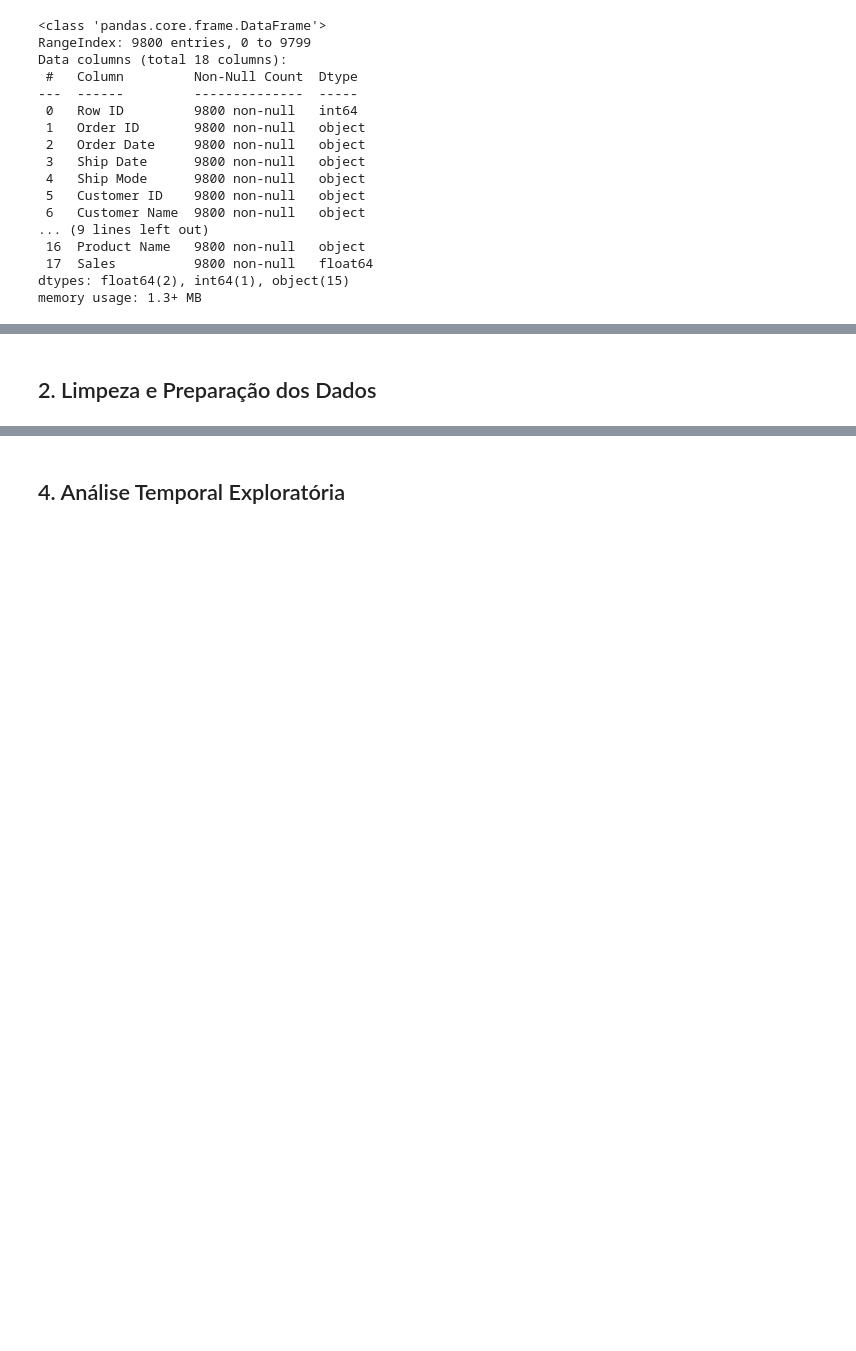
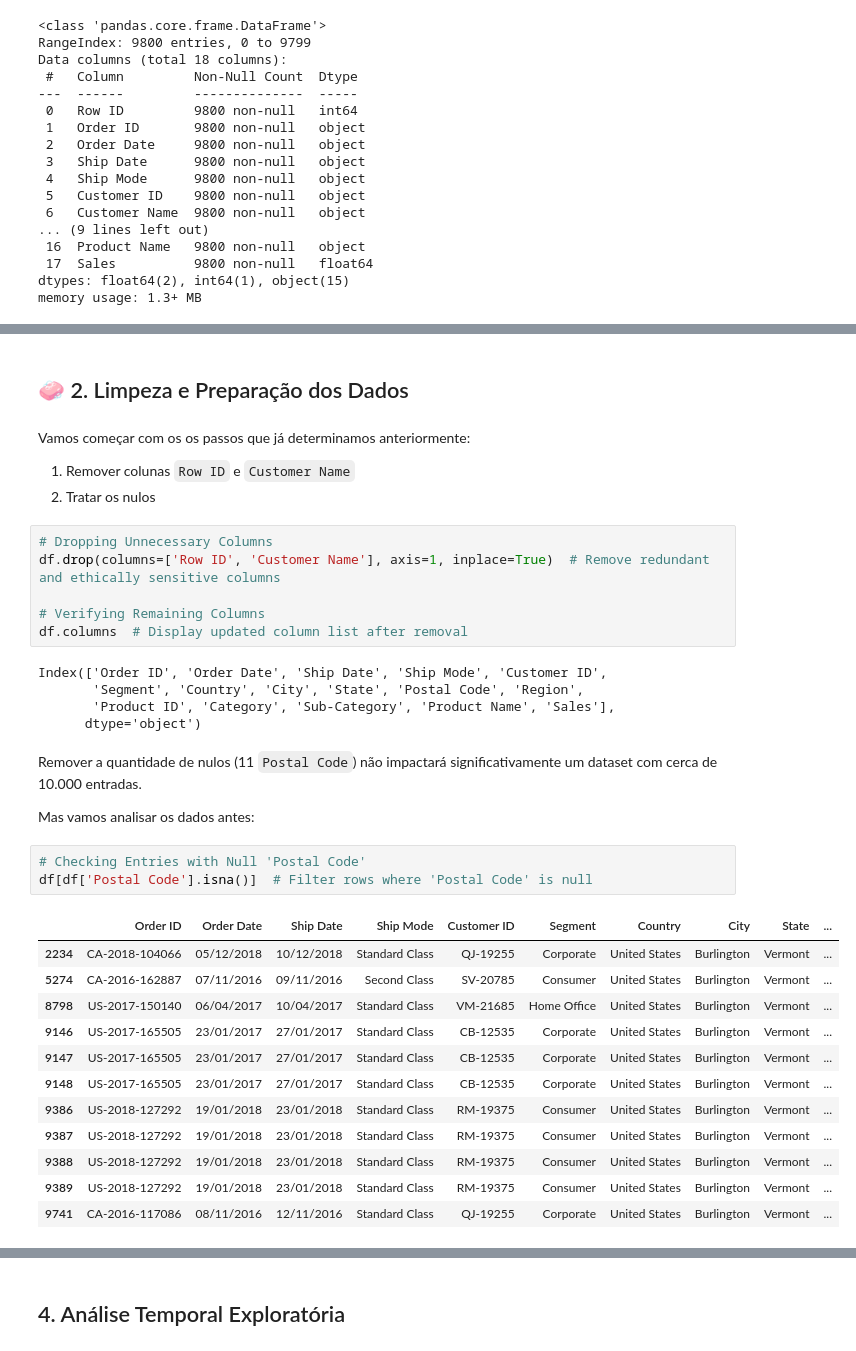
Before and after one commit to benzerinsio/SalesPatterns-EDA, a Jupyter notebook: EDA-SalesPattern.ipynb, the cells around one changed output, grey strips where cells are left out. Cells and saved outputs as stored; diff of their text form; blank space fills up the shorter version.

```diff
--- a/EDA-SalesPattern.ipynb
+++ b/EDA-SalesPattern.ipynb
@@ -81,2 +105,38 @@ df.describe()
 # %% [markdown]
-## 2. Limpeza e Preparação dos Dados
+## 🧼 2. Limpeza e Preparação dos Dados
+# %% [markdown]
+Vamos começar com os os passos que já determinamos anteriormente:
+
+1. Remover colunas `Row ID` e `Customer Name`
+2. Tratar os nulos
+# %%
+# Dropping Unnecessary Columns
+df.drop(columns=['Row ID', 'Customer Name'], axis=1, inplace=True)  # Remove redundant and ethically sensitive columns
+
+# Verifying Remaining Columns
+df.columns  # Display updated column list after removal
+# %% [output]
+Index(['Order ID', 'Order Date', 'Ship Date', 'Ship Mode', 'Customer ID',
+       'Segment', 'Country', 'City', 'State', 'Postal Code', 'Region',
+       'Product ID', 'Category', 'Sub-Category', 'Product Name', 'Sales'],
+      dtype='object')
+# %% [markdown]
+Remover a quantidade de nulos (11 `Postal Code`) não impactará significativamente um dataset com cerca de 10.000 entradas.
+
+Mas vamos analisar os dados antes:
+# %%
+# Checking Entries with Null 'Postal Code'
+df[df['Postal Code'].isna()]  # Filter rows where 'Postal Code' is null
+# %% [output]
+|  | Order ID | Order Date | Ship Date | Ship Mode | Customer ID | Segment | Country | City | State | ... |
+| 2234 | CA-2018-104066 | 05/12/2018 | 10/12/2018 | Standard Class | QJ-19255 | Corporate | United States | Burlington | Vermont | ... |
+| 5274 | CA-2016-162887 | 07/11/2016 | 09/11/2016 | Second Class | SV-20785 | Consumer | United States | Burlington | Vermont | ... |
+| 8798 | US-2017-150140 | 06/04/2017 | 10/04/2017 | Standard Class | VM-21685 | Home Office | United States | Burlington | Vermont | ... |
+| 9146 | US-2017-165505 | 23/01/2017 | 27/01/2017 | Standard Class | CB-12535 | Corporate | United States | Burlington | Vermont | ... |
+| 9147 | US-2017-165505 | 23/01/2017 | 27/01/2017 | Standard Class | CB-12535 | Corporate | United States | Burlington | Vermont | ... |
+| 9148 | US-2017-165505 | 23/01/2017 | 27/01/2017 | Standard Class | CB-12535 | Corporate | United States | Burlington | Vermont | ... |
+| 9386 | US-2018-127292 | 19/01/2018 | 23/01/2018 | Standard Class | RM-19375 | Consumer | United States | Burlington | Vermont | ... |
+| 9387 | US-2018-127292 | 19/01/2018 | 23/01/2018 | Standard Class | RM-19375 | Consumer | United States | Burlington | Vermont | ... |
+| 9388 | US-2018-127292 | 19/01/2018 | 23/01/2018 | Standard Class | RM-19375 | Consumer | United States | Burlington | Vermont | ... |
+| 9389 | US-2018-127292 | 19/01/2018 | 23/01/2018 | Standard Class | RM-19375 | Consumer | United States | Burlington | Vermont | ... |
+| 9741 | CA-2016-117086 | 08/11/2016 | 12/11/2016 | Standard Class | QJ-19255 | Corporate | United States | Burlington | Vermont | ... |
```
Also changed, not shown: parts of 21 cells of this notebook.
